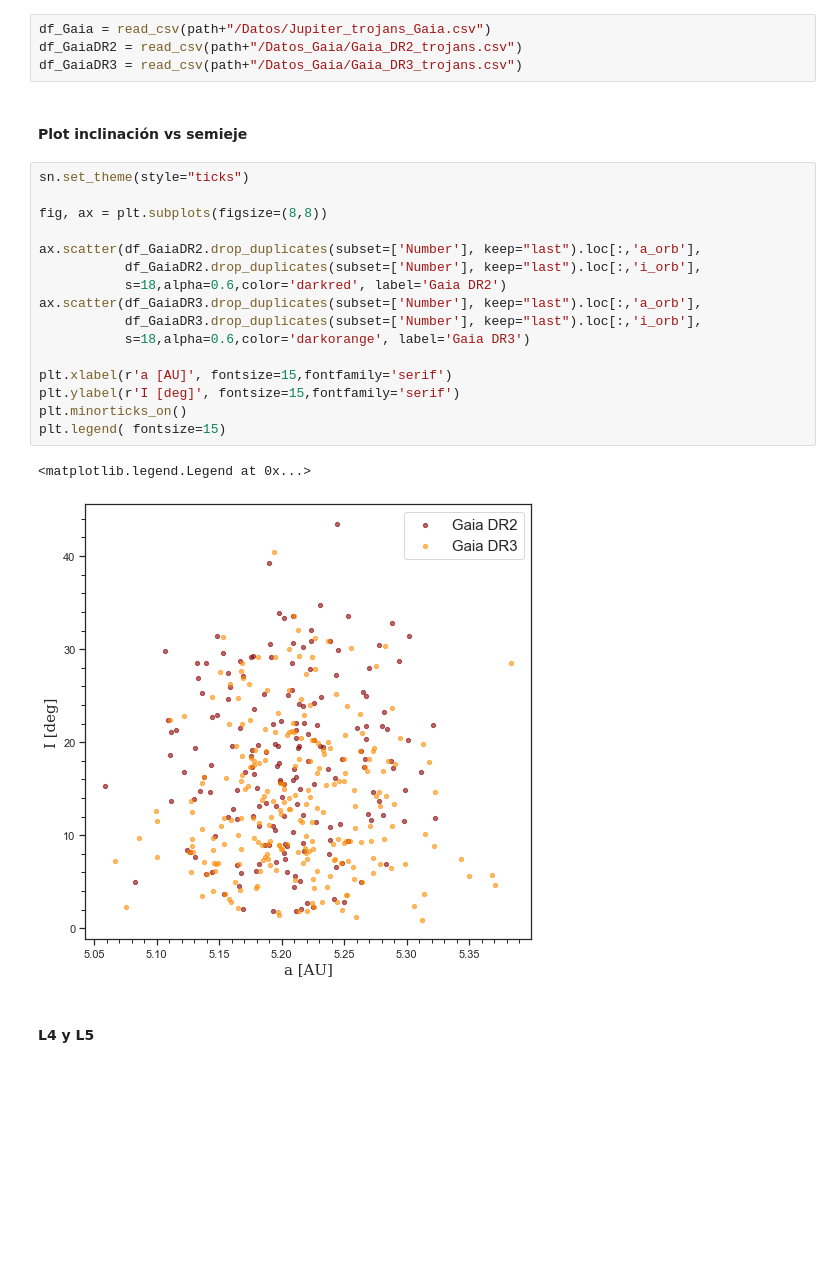
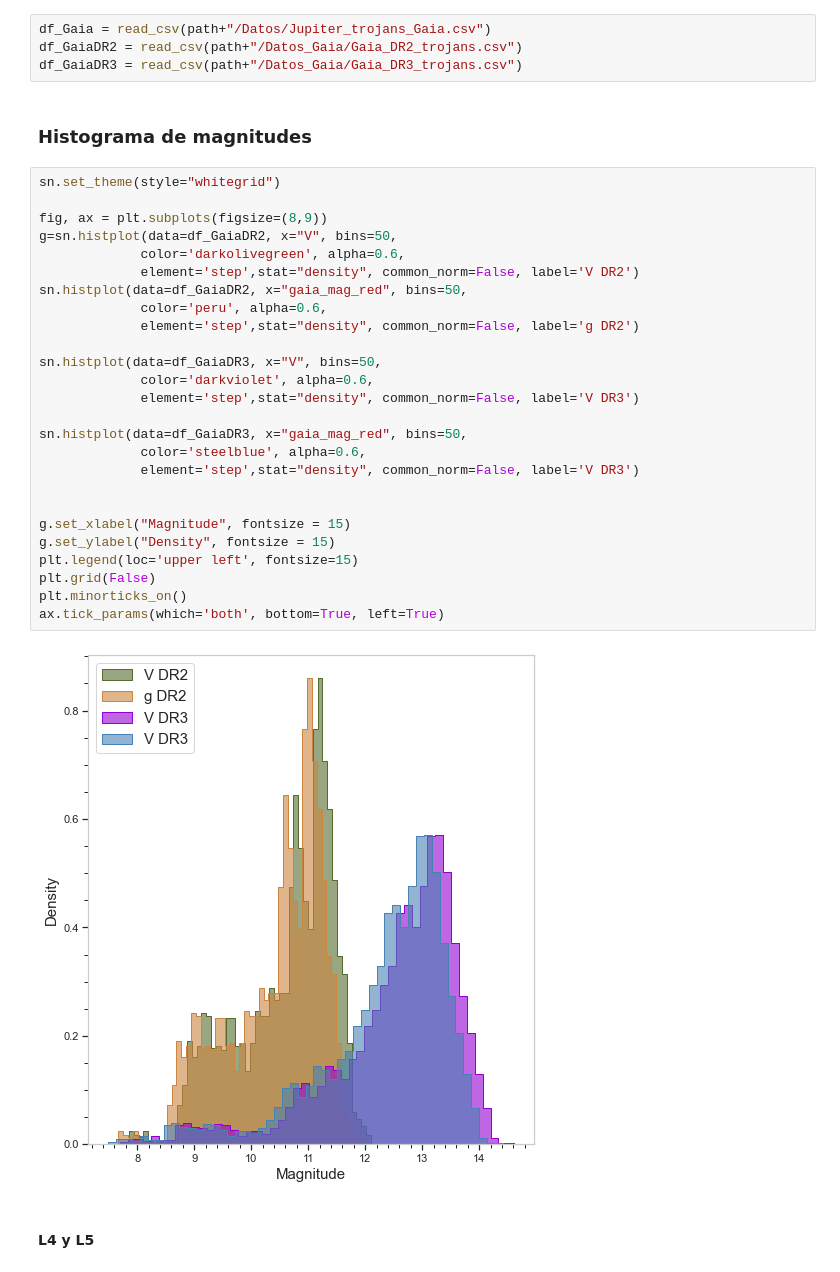
Before and after one commit to saramunoztorres/Jupiter_trojans, a Jupyter notebook: Analysis_Jupiter_trojans_Gaia.ipynb, the cells around one changed output. Cells and saved outputs as stored; diff of their text form; blank space fills up the shorter version.

```diff
--- a/Analysis_Jupiter_trojans_Gaia.ipynb
+++ b/Analysis_Jupiter_trojans_Gaia.ipynb
@@ -12,27 +12,36 @@ path = os.getcwd()
 df_Gaia = read_csv(path+"/Datos/Jupiter_trojans_Gaia.csv")
 df_GaiaDR2 = read_csv(path+"/Datos_Gaia/Gaia_DR2_trojans.csv")
 df_GaiaDR3 = read_csv(path+"/Datos_Gaia/Gaia_DR3_trojans.csv")
-# %% [markdown]
-#### Plot inclinación vs semieje
-# %%
-sn.set_theme(style="ticks")
-
-fig, ax = plt.subplots(figsize=(8,8))
-
-ax.scatter(df_GaiaDR2.drop_duplicates(subset=['Number'], keep="last").loc[:,'a_orb'],
-           df_GaiaDR2.drop_duplicates(subset=['Number'], keep="last").loc[:,'i_orb'],
-           s=18,alpha=0.6,color='darkred', label='Gaia DR2')
-ax.scatter(df_GaiaDR3.drop_duplicates(subset=['Number'], keep="last").loc[:,'a_orb'],
-           df_GaiaDR3.drop_duplicates(subset=['Number'], keep="last").loc[:,'i_orb'],
-           s=18,alpha=0.6,color='darkorange', label='Gaia DR3')
-
-plt.xlabel(r'a [AU]', fontsize=15,fontfamily='serif')
-plt.ylabel(r'I [deg]', fontsize=15,fontfamily='serif')
-plt.minorticks_on()
-plt.legend( fontsize=15)
-# %% [output]
-<matplotlib.legend.Legend at 0x...>
-[figure, removed]
+# %% [markdown]
+### Histograma de magnitudes
+# %%
+sn.set_theme(style="whitegrid")
+
+fig, ax = plt.subplots(figsize=(8,9))
+g=sn.histplot(data=df_GaiaDR2, x="V", bins=50,
+             color='darkolivegreen', alpha=0.6,
+             element='step',stat="density", common_norm=False, label='V DR2')
+sn.histplot(data=df_GaiaDR2, x="gaia_mag_red", bins=50,
+             color='peru', alpha=0.6,
+             element='step',stat="density", common_norm=False, label='g DR2')
+
+sn.histplot(data=df_GaiaDR3, x="V", bins=50,
+             color='darkviolet', alpha=0.6,
+             element='step',stat="density", common_norm=False, label='V DR3')
+
+sn.histplot(data=df_GaiaDR3, x="gaia_mag_red", bins=50,
+             color='steelblue', alpha=0.6,
+             element='step',stat="density", common_norm=False, label='V DR3')
+
+
+g.set_xlabel("Magnitude", fontsize = 15)
+g.set_ylabel("Density", fontsize = 15)
+plt.legend(loc='upper left', fontsize=15)
+plt.grid(False)
+plt.minorticks_on()
+ax.tick_params(which='both', bottom=True, left=True)
+# %% [output]
+[figure, added]
 # %% [markdown]
 #### L4 y L5
 # %%
```
Also changed, not shown: parts of 3 cells of this notebook.
